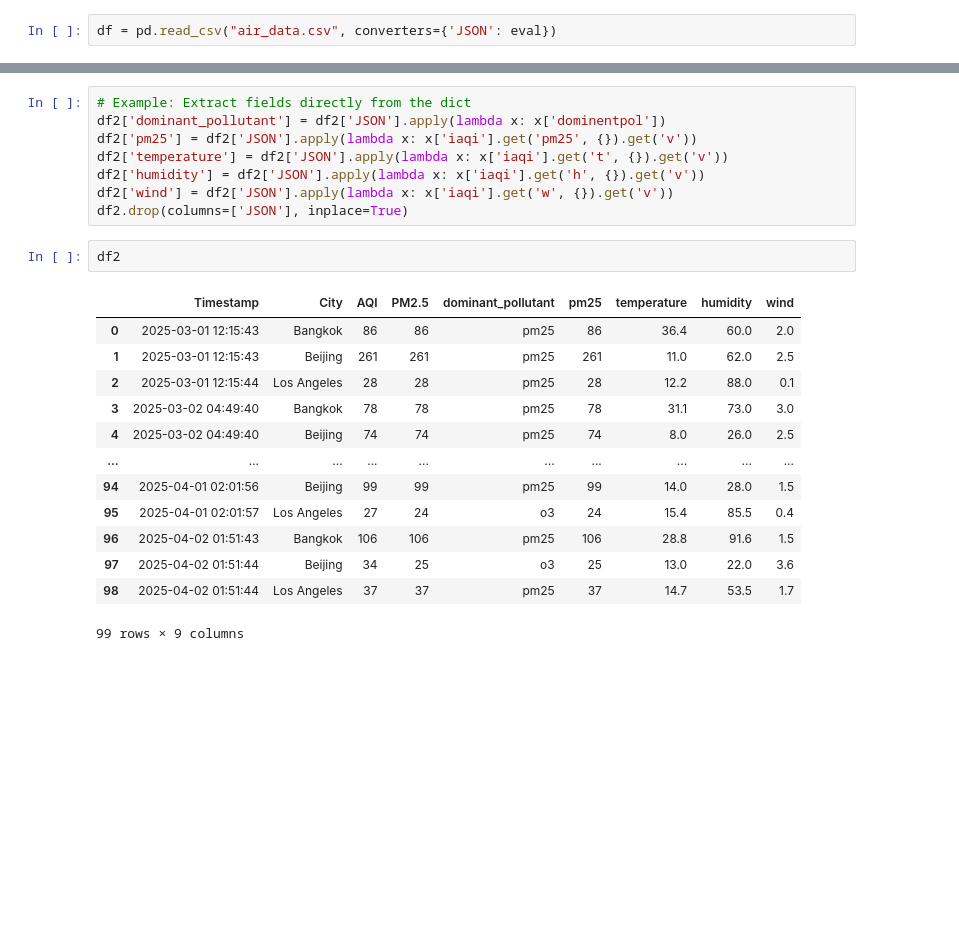
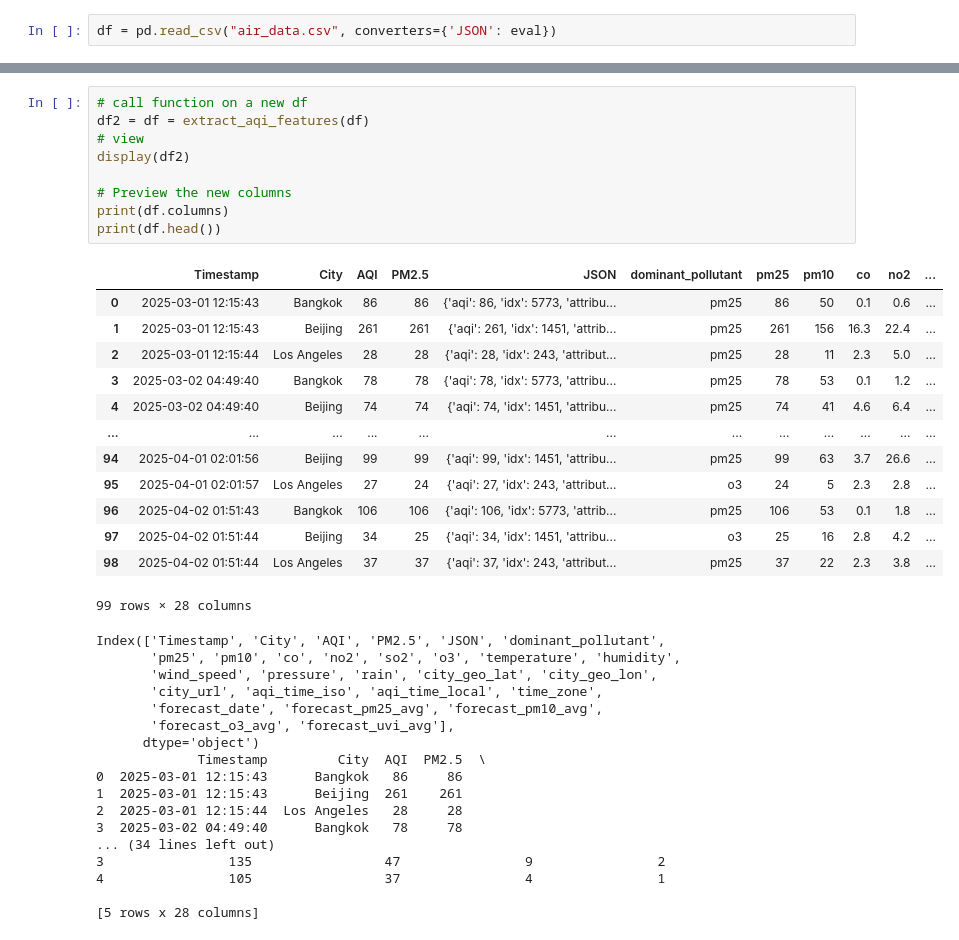
Before and after one commit to NusratBegum/Data-Science-Final-Project, a Jupyter notebook: main.ipynb, the cells around one changed output, grey strips where cells are left out. Cells and saved outputs as stored; diff of their text form; blank space fills up the shorter version.

Commit message:
Added Helper Function

```diff
--- a/main.ipynb
+++ b/main.ipynb
@@ -34,24 +84,40 @@ df2
-# %%
-# Example: Extract fields directly from the dict
-df2['dominant_pollutant'] = df2['JSON'].apply(lambda x: x['dominentpol'])
-df2['pm25'] = df2['JSON'].apply(lambda x: x['iaqi'].get('pm25', {}).get('v'))
-df2['temperature'] = df2['JSON'].apply(lambda x: x['iaqi'].get('t', {}).get('v'))
-df2['humidity'] = df2['JSON'].apply(lambda x: x['iaqi'].get('h', {}).get('v'))
-df2['wind'] = df2['JSON'].apply(lambda x: x['iaqi'].get('w', {}).get('v'))
-df2.drop(columns=['JSON'], inplace=True)
-# %%
-df2
-# %% [output]
-|  | Timestamp | City | AQI | PM2.5 | dominant_pollutant | pm25 | temperature | humidity | wind |
-| 0 | 2025-03-01 12:15:43 | Bangkok | 86 | 86 | pm25 | 86 | 36.4 | 60.0 | 2.0 |
-| 1 | 2025-03-01 12:15:43 | Beijing | 261 | 261 | pm25 | 261 | 11.0 | 62.0 | 2.5 |
-| 2 | 2025-03-01 12:15:44 | Los Angeles | 28 | 28 | pm25 | 28 | 12.2 | 88.0 | 0.1 |
-| 3 | 2025-03-02 04:49:40 | Bangkok | 78 | 78 | pm25 | 78 | 31.1 | 73.0 | 3.0 |
-| 4 | 2025-03-02 04:49:40 | Beijing | 74 | 74 | pm25 | 74 | 8.0 | 26.0 | 2.5 |
-| ... | ... | ... | ... | ... | ... | ... | ... | ... | ... |
-| 94 | 2025-04-01 02:01:56 | Beijing | 99 | 99 | pm25 | 99 | 14.0 | 28.0 | 1.5 |
-| 95 | 2025-04-01 02:01:57 | Los Angeles | 27 | 24 | o3 | 24 | 15.4 | 85.5 | 0.4 |
-| 96 | 2025-04-02 01:51:43 | Bangkok | 106 | 106 | pm25 | 106 | 28.8 | 91.6 | 1.5 |
-| 97 | 2025-04-02 01:51:44 | Beijing | 34 | 25 | o3 | 25 | 13.0 | 22.0 | 3.6 |
-| 98 | 2025-04-02 01:51:44 | Los Angeles | 37 | 37 | pm25 | 37 | 14.7 | 53.5 | 1.7 |
-99 rows × 9 columns
+# %%
+# call function on a new df
+df2 = df = extract_aqi_features(df)
+# view
+display(df2)
+
+# Preview the new columns
+print(df.columns)
+print(df.head())
+# %% [output]
+|  | Timestamp | City | AQI | PM2.5 | JSON | dominant_pollutant | pm25 | pm10 | co | no2 | ... |
+| 0 | 2025-03-01 12:15:43 | Bangkok | 86 | 86 | {'aqi': 86, 'idx': 5773, 'attribu... | pm25 | 86 | 50 | 0.1 | 0.6 | ... |
+| 1 | 2025-03-01 12:15:43 | Beijing | 261 | 261 | {'aqi': 261, 'idx': 1451, 'attrib... | pm25 | 261 | 156 | 16.3 | 22.4 | ... |
+| 2 | 2025-03-01 12:15:44 | Los Angeles | 28 | 28 | {'aqi': 28, 'idx': 243, 'attribut... | pm25 | 28 | 11 | 2.3 | 5.0 | ... |
+| 3 | 2025-03-02 04:49:40 | Bangkok | 78 | 78 | {'aqi': 78, 'idx': 5773, 'attribu... | pm25 | 78 | 53 | 0.1 | 1.2 | ... |
+| 4 | 2025-03-02 04:49:40 | Beijing | 74 | 74 | {'aqi': 74, 'idx': 1451, 'attribu... | pm25 | 74 | 41 | 4.6 | 6.4 | ... |
+| ... | ... | ... | ... | ... | ... | ... | ... | ... | ... | ... | ... |
+| 94 | 2025-04-01 02:01:56 | Beijing | 99 | 99 | {'aqi': 99, 'idx': 1451, 'attribu... | pm25 | 99 | 63 | 3.7 | 26.6 | ... |
+| 95 | 2025-04-01 02:01:57 | Los Angeles | 27 | 24 | {'aqi': 27, 'idx': 243, 'attribut... | o3 | 24 | 5 | 2.3 | 2.8 | ... |
+| 96 | 2025-04-02 01:51:43 | Bangkok | 106 | 106 | {'aqi': 106, 'idx': 5773, 'attrib... | pm25 | 106 | 53 | 0.1 | 1.8 | ... |
+| 97 | 2025-04-02 01:51:44 | Beijing | 34 | 25 | {'aqi': 34, 'idx': 1451, 'attribu... | o3 | 25 | 16 | 2.8 | 4.2 | ... |
+| 98 | 2025-04-02 01:51:44 | Los Angeles | 37 | 37 | {'aqi': 37, 'idx': 243, 'attribut... | pm25 | 37 | 22 | 2.3 | 3.8 | ... |
+99 rows × 28 columns
+Index(['Timestamp', 'City', 'AQI', 'PM2.5', 'JSON', 'dominant_pollutant',
+       'pm25', 'pm10', 'co', 'no2', 'so2', 'o3', 'temperature', 'humidity',
+       'wind_speed', 'pressure', 'rain', 'city_geo_lat', 'city_geo_lon',
+       'city_url', 'aqi_time_iso', 'aqi_time_local', 'time_zone',
+       'forecast_date', 'forecast_pm25_avg', 'forecast_pm10_avg',
+       'forecast_o3_avg', 'forecast_uvi_avg'],
+      dtype='object')
+             Timestamp         City  AQI  PM2.5  \
+0  2025-03-01 12:15:43      Bangkok   86     86
+1  2025-03-01 12:15:43      Beijing  261    261
+2  2025-03-01 12:15:44  Los Angeles   28     28
+3  2025-03-02 04:49:40      Bangkok   78     78
+... (34 lines left out)
+3                135                 47                9                2
+4                105                 37                4                1
+
+[5 rows x 28 columns]
```
Also changed, not shown: parts of 2 cells of this notebook.
